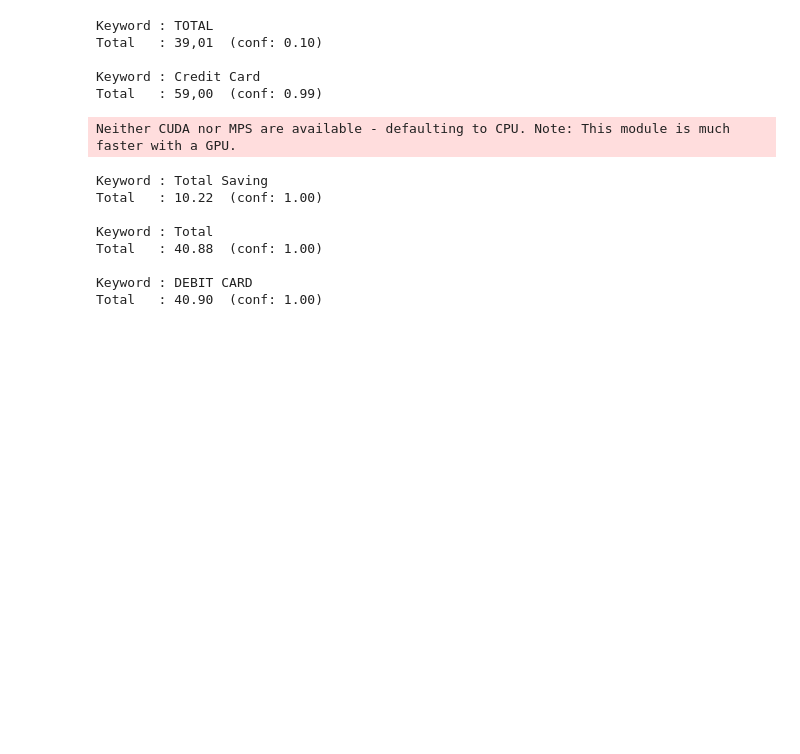
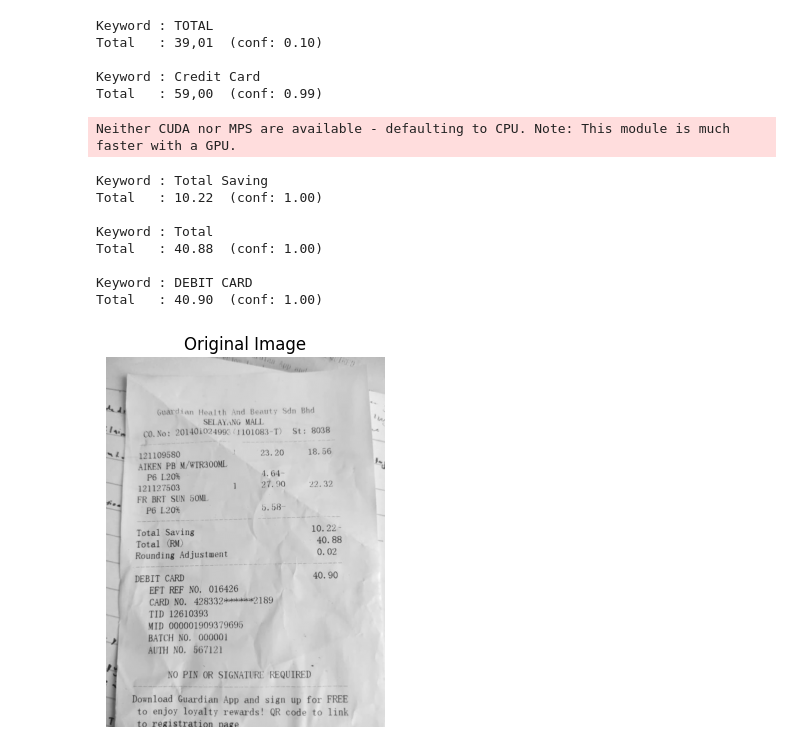
Before and after one commit to rabiatul1602/receipt-ocr, a Jupyter notebook: easyocr_test.ipynb, the cells around one changed output. Drawn from its saved outputs; the diff is of its cells as text; code cells hidden in the pictures; blank space fills up the shorter version.

```diff
--- a/easyocr_test.ipynb
+++ b/easyocr_test.ipynb
@@ -332,3 +332,12 @@ Total   : 40.88  (conf: 1.00)
 
 Keyword : DEBIT CARD
 Total   : 40.90  (conf: 1.00)
+# %%
+import matplotlib.pyplot as plt
+
+plt.imshow(img, cmap="gray")
+plt.title("Original Image")
+plt.axis("off")
+plt.show()
+# %% [output]
+[figure, added]
```
